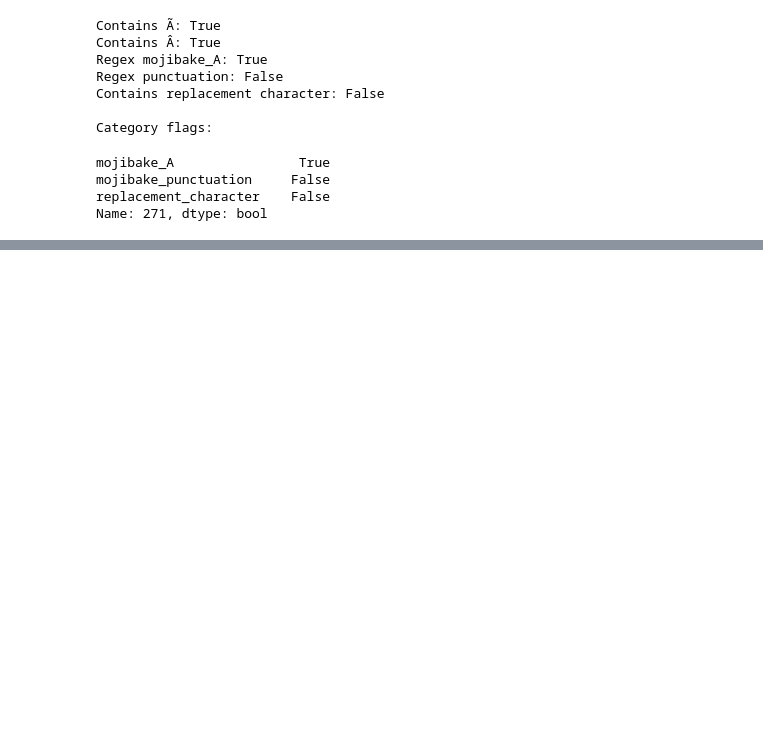
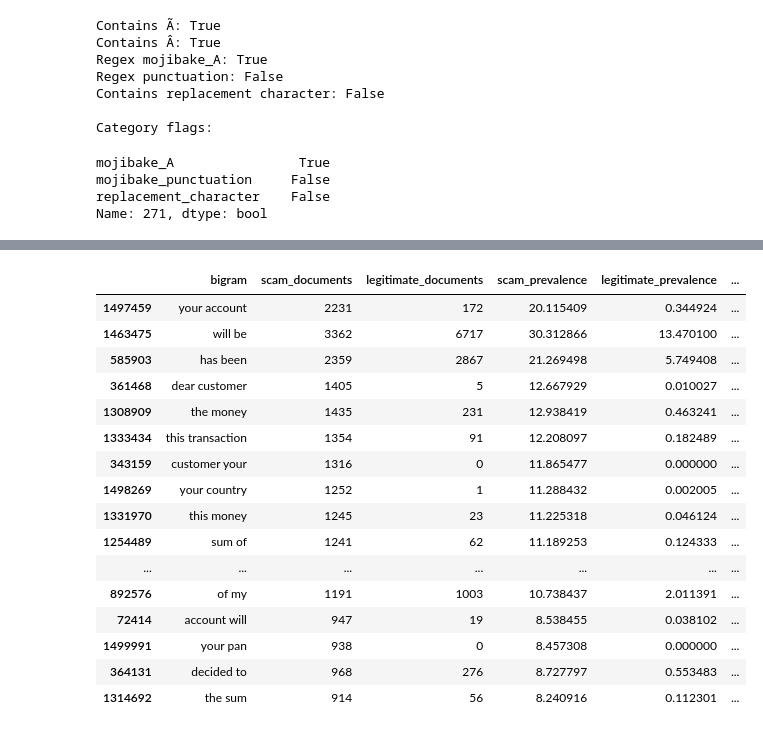
Before and after one commit to Supan-Roy/financial-scam-analysis, a Jupyter notebook: notebooks/02_text_representation.ipynb, the cells around one changed output, grey strips where cells are left out. Saved outputs shown, nothing was run; the diff lists cells and outputs as text; code cells hidden in the pictures; blank space fills up the shorter version.

Commit message:
feat(notebooks): complete text representation and feature engineering in notebook 02

```diff
--- a/notebooks/02_text_representation.ipynb
+++ b/notebooks/02_text_representation.ipynb
@@ -1032,0 +1067,20 @@ Name: 271, dtype: bool
+# %%
+# 35. Inspect the most frequent bigrams
+
+bigram_vectorizer = CountVectorizer(ngram_range=(2, 2))
+
+X_train_bigram = bigram_vectorizer.fit_transform(
+    train_df["normalized_text"].fillna("")
+)
+
+bigram_features = bigram_vectorizer.get_feature_names_out()
+bigram_counts = np.asarray(X_train_bigram.sum(axis=0)).ravel()
+
+top_indices = np.argsort(bigram_counts)[-30:][::-1]
+
+top_bigrams = pd.DataFrame({
+    "bigram": bigram_features[top_indices],
+    "total_occurrences": bigram_counts[top_indices]
+})
+
+display(top_bigrams)
@@ -1032,0 +1105,51 @@ Name: 271, dtype: bool
+# %%
+# 36. Compare bigram document frequency across classes
+
+bigram_df = pd.DataFrame({
+    "bigram": bigram_features,
+    "scam_documents": np.asarray(
+        X_train_bigram[train_df["label"].values == 1].getnnz(axis=0)
+    ).ravel(),
+    "legitimate_documents": np.asarray(
+        X_train_bigram[train_df["label"].values == 0].getnnz(axis=0)
+    ).ravel()
+})
+
+bigram_df["scam_prevalence"] = (
+    bigram_df["scam_documents"] /
+    (train_df["label"] == 1).sum() * 100
+)
+
+bigram_df["legitimate_prevalence"] = (
+    bigram_df["legitimate_documents"] /
+    (train_df["label"] == 0).sum() * 100
+)
+
+bigram_df["prevalence_difference"] = (
+    bigram_df["scam_prevalence"] -
+    bigram_df["legitimate_prevalence"]
+)
+
+display(
+    bigram_df.sort_values(
+        "prevalence_difference", ascending=False
+    ).head(25)
+)
+# %% [output]
+|  | bigram | scam_documents | legitimate_documents | scam_prevalence | legitimate_prevalence | ... |
+| 1497459 | your account | 2231 | 172 | 20.115409 | 0.344924 | ... |
+| 1463475 | will be | 3362 | 6717 | 30.312866 | 13.470100 | ... |
+| 585903 | has been | 2359 | 2867 | 21.269498 | 5.749408 | ... |
+| 361468 | dear customer | 1405 | 5 | 12.667929 | 0.010027 | ... |
+| 1308909 | the money | 1435 | 231 | 12.938419 | 0.463241 | ... |
+| 1333434 | this transaction | 1354 | 91 | 12.208097 | 0.182489 | ... |
+| 343159 | customer your | 1316 | 0 | 11.865477 | 0.000000 | ... |
+| 1498269 | your country | 1252 | 1 | 11.288432 | 0.002005 | ... |
+| 1331970 | this money | 1245 | 23 | 11.225318 | 0.046124 | ... |
+| 1254489 | sum of | 1241 | 62 | 11.189253 | 0.124333 | ... |
+| ... | ... | ... | ... | ... | ... | ... |
+| 892576 | of my | 1191 | 1003 | 10.738437 | 2.011391 | ... |
+| 72414 | account will | 947 | 19 | 8.538455 | 0.038102 | ... |
+| 1499991 | your pan | 938 | 0 | 8.457308 | 0.000000 | ... |
+| 364131 | decided to | 968 | 276 | 8.727797 | 0.553483 | ... |
+| 1314692 | the sum | 914 | 56 | 8.240916 | 0.112301 | ... |
```
Also changed, not shown: parts of 25 cells of this notebook, 1 other file.
